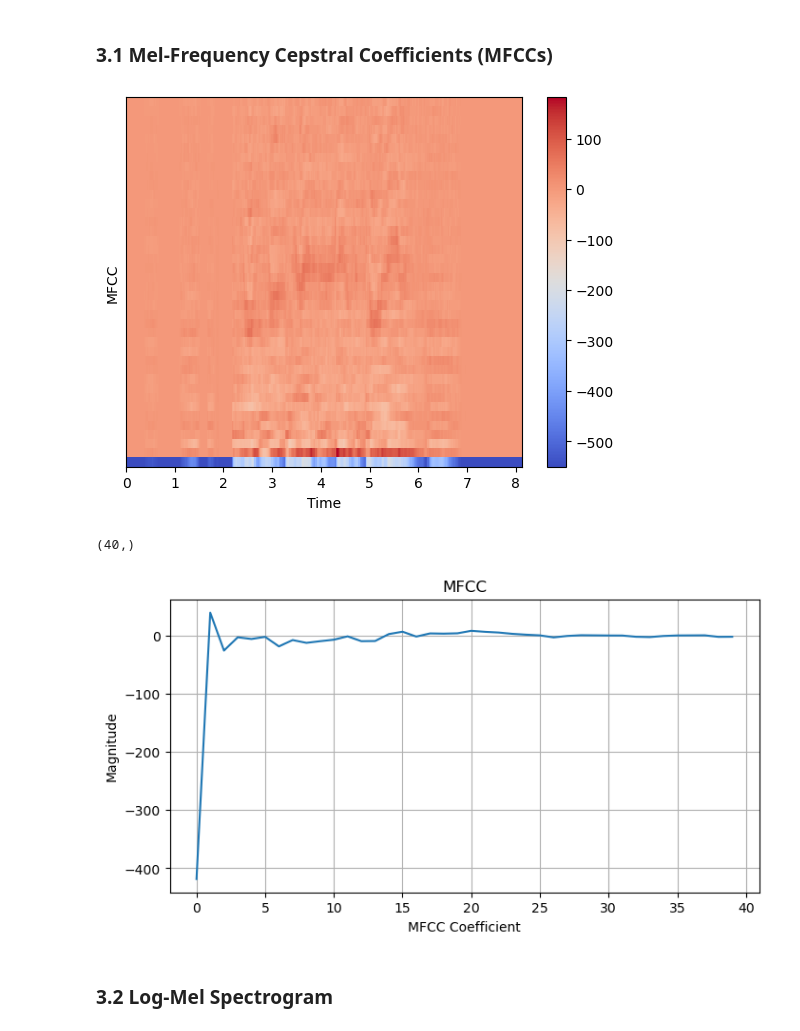
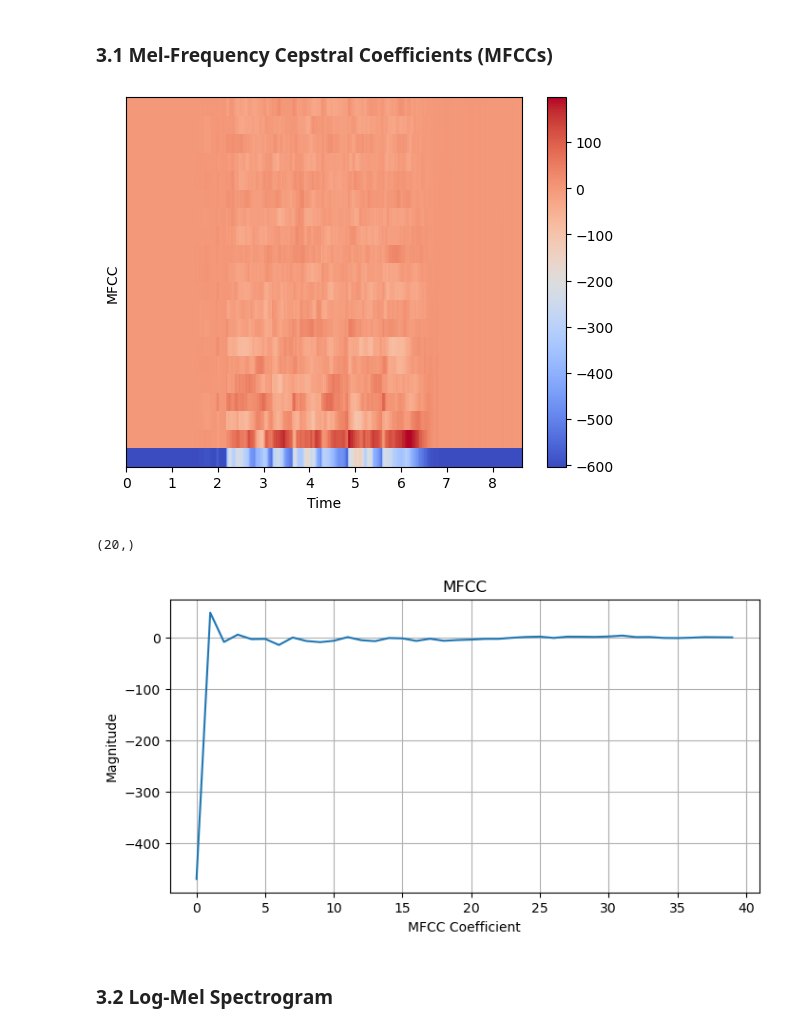
Before and after one commit to EmadBahreini/Audio-Emotion-Recognition, a Jupyter notebook: main.ipynb, the cells around one changed output. Drawn from its saved outputs; the diff is of its cells as text; code cells hidden in the pictures.

```diff
--- a/main.ipynb
+++ b/main.ipynb
@@ -120,8 +172,8 @@ plot_audio(test_audio)
 # %% [markdown]
 ### 3.1 Mel-Frequency Cepstral Coefficients (MFCCs)
 # %%
-def extract_mfcc(audio_path:str, sr:float=48000, n_mfcc:int=40,show_plot:bool=False):
-    audio = load_audio(audio_path)
+def extract_mfcc(audio_path:str, sr:float=48000, n_mfcc:int=20,show_plot:bool=False,data:np.ndarray=None)->np.ndarray:
+    audio = load_audio(audio_path) if data is None else data
     mfcc = librosa.feature.mfcc(y=audio, sr=sr, n_mfcc=n_mfcc)
     if show_plot:
         librosa.display.specshow(mfcc, x_axis='time')
@@ -129,13 +181,13 @@ def extract_mfcc(audio_path:str, sr:float=48000, n_mfcc:int=40,show_plot:bool=Fa
         plt.colorbar()
     return np.mean(mfcc.T, axis=0)
 # %%
-mfcc = extract_mfcc(dataframe.FilePath[2],show_plot=True)
+mfcc = extract_mfcc(dataframe.FilePath[3],show_plot=True)
 # %% [output]
-[figure, old version]
+[figure, new version]
 # %%
 mfcc.shape
 # %% [output]
-(40,)
+(20,)
 # %%
 plt.figure(figsize=(8, 4))
 plt.plot(mfcc)
@@ -145,7 +197,7 @@ plt.ylabel("Magnitude")
 plt.grid()
 plt.show()
 # %% [output]
-[figure, old version]
+[figure, new version]
 # %% [markdown]
 ### 3.2 Log-Mel Spectrogram
 # %%
```
Also changed, not shown: parts of 63 cells of this notebook, 19 other files.
